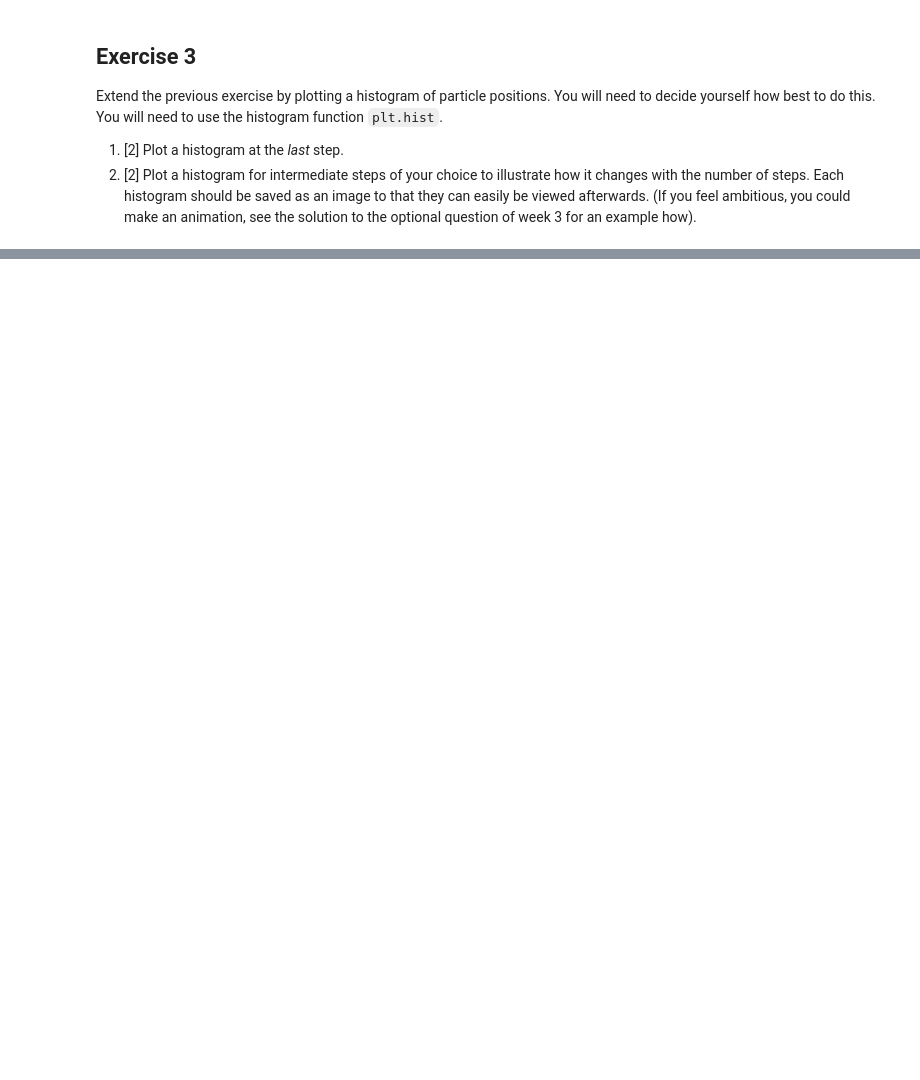
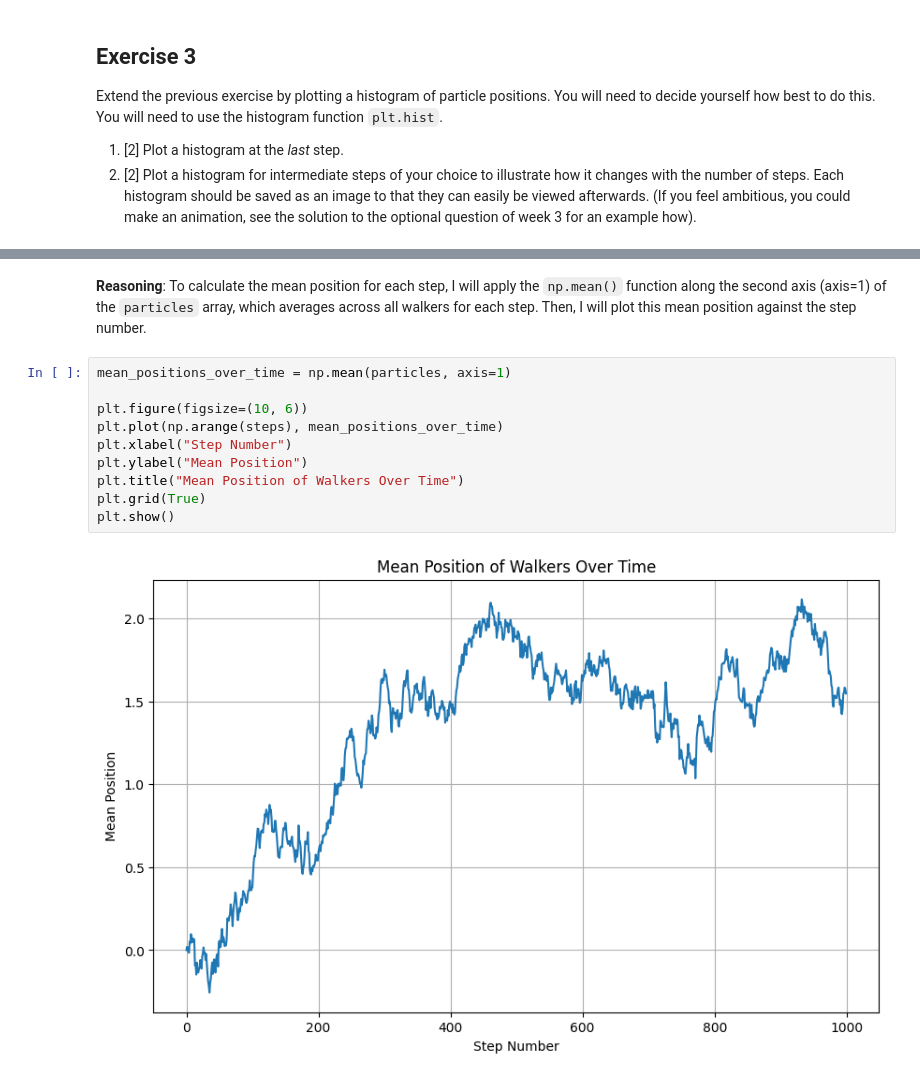
Before and after one commit to PX2145-2025/week-7-b-Williams-Carys, a Jupyter notebook: Random_walk.ipynb, the cells around one changed output, grey strips where cells are left out. Cells and saved outputs as stored; diff of their text form; blank space fills up the shorter version.

```diff
--- a/Random_walk.ipynb
+++ b/Random_walk.ipynb
@@ -165,0 +249,15 @@ Extend the previous exercise by plotting a histogram of particle positions. You
+# %% [markdown]
+**Reasoning**:
+To calculate the mean position for each step, I will apply the `np.mean()` function along the second axis (axis=1) of the `particles` array, which averages across all walkers for each step. Then, I will plot this mean position against the step number.
+# %%
+mean_positions_over_time = np.mean(particles, axis=1)
+
+plt.figure(figsize=(10, 6))
+plt.plot(np.arange(steps), mean_positions_over_time)
+plt.xlabel("Step Number")
+plt.ylabel("Mean Position")
+plt.title("Mean Position of Walkers Over Time")
+plt.grid(True)
+plt.show()
+# %% [output]
+[figure, added]
```
Also changed, not shown: parts of 9 cells of this notebook.
